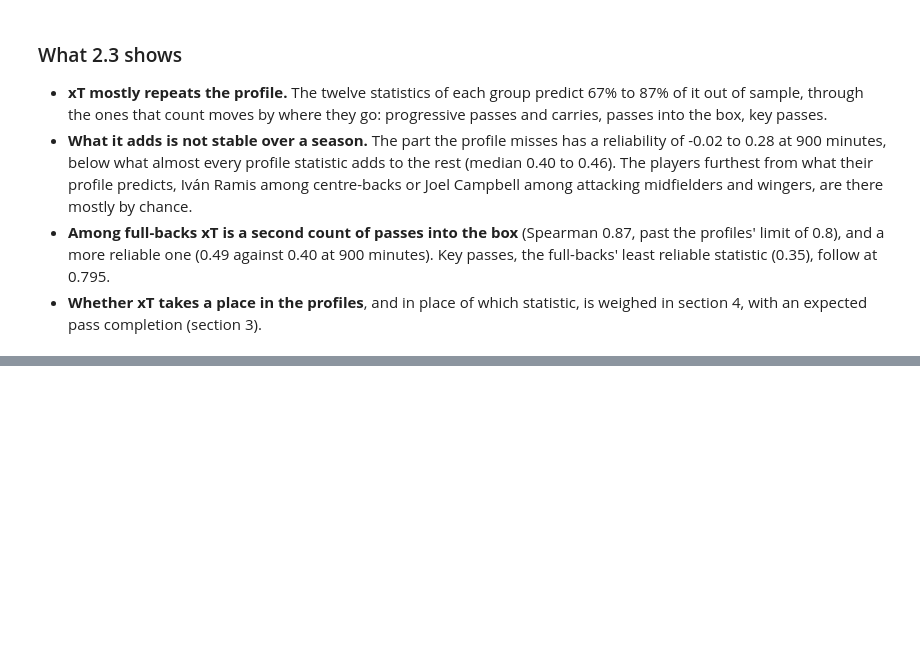
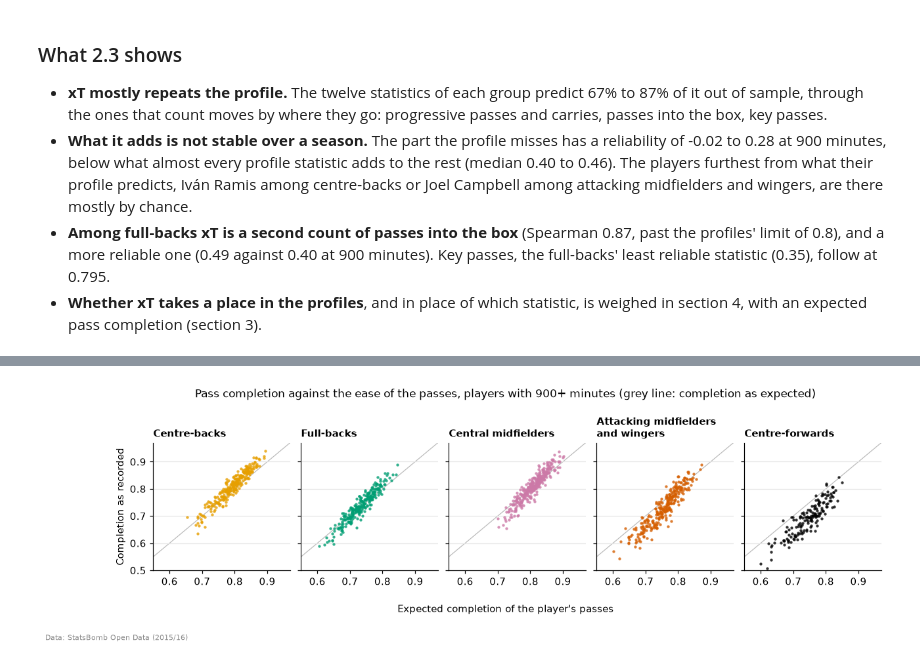
Before and after one commit to Fabiohhp/football-scouting, a Jupyter notebook: notebooks/03_possession_value.ipynb, the cells around one changed output, grey strips where cells are left out. Cells and saved outputs as stored; diff of their text form; code cells hidden in the pictures; blank space fills up the shorter version.

```diff
--- a/notebooks/03_possession_value.ipynb
+++ b/notebooks/03_possession_value.ipynb
@@ -1446,0 +1491,21 @@ The two players in each group furthest above and below the xT their profile pred
+# %%
+passes = load_passes(con)
+nxt = next_opponent_action(con)
+soon = nxt[nxt.gap <= 3]
+at_end = np.hypot(soon.opp_x - soon.end_x, soon.opp_y - soon.end_y) < 2
+switches = passes[passes.switch == 1]
+ground = passes[passes.height == "Ground Pass"].groupby("completed").length.median()
+by_height = passes.groupby("height", observed=True).completed.mean()
+print(
+    f"{len(passes):,} open-play passes, {passes.completed.mean():.1%} completed: ground passes "
+    f"{by_height['Ground Pass']:.0%}, low passes {by_height['Low Pass']:.0%}, high passes "
+    f"{by_height['High Pass']:.0%}, crosses {passes.completed[passes['cross'] == 1].mean():.0%}.\n"
+    "Opponent's action that can end a pass within three events: "
+    f"{at_end[~soon.completed].mean():.1%} of {(~soon.completed).sum():,} incomplete passes end "
+    f"within 2 yards of it, {at_end[soon.completed].mean():.1%} of {soon.completed.sum():,} "
+    "completed ones.\n"
+    f"Median length of ground passes: {ground[True]:.1f} yards completed, {ground[False]:.1f} "
+    "incomplete.\n"
+    f"Switches of play: {len(switches):,}, {(~switches.completed).sum():,} of them incomplete; "
+    f"the ball crossed at least {np.abs(switches.end_y - switches.y).min():.0f} yards in every one."
+)
@@ -1446,0 +1746,19 @@ The two players in each group furthest above and below the xT their profile pred
+# %%
+fig, axes = plt.subplots(1, len(OUTFIELD), figsize=(13, 3.4), sharex=True, sharey=True)
+for ax, g in zip(axes, OUTFIELD, strict=True):
+    r = completion_season[g]
+    ax.plot([0.5, 1], [0.5, 1], color="#BBBBBB", lw=0.8, zorder=0)
+    ax.scatter(r.expected, r.completion, s=8, color=GROUP_COLORS[g], alpha=0.8, lw=0, zorder=3)
+    ax.set_title(GROUP_NAMES[g].replace(" and ", "\nand "), fontsize=10)
+    ax.set_xticks([0.6, 0.7, 0.8, 0.9])
+axes[0].set(xlim=(0.55, 0.97), ylim=(0.5, 0.97), ylabel="Completion as recorded")
+fig.supxlabel("Expected completion of the player's passes", fontsize=10, y=0.06)
+fig.suptitle(
+    "Pass completion against the ease of the passes, players with 900+ minutes (grey line: "
+    "completion as expected)", fontsize=11,
+)  # fmt: skip
+fig.subplots_adjust(bottom=0.24, top=0.76, wspace=0.08)
+credit(fig, STATSBOMB)
+plt.show()
+# %% [output]
+[figure, added]
```
Also changed, not shown: parts of 13 cells of this notebook, 6 other files.
